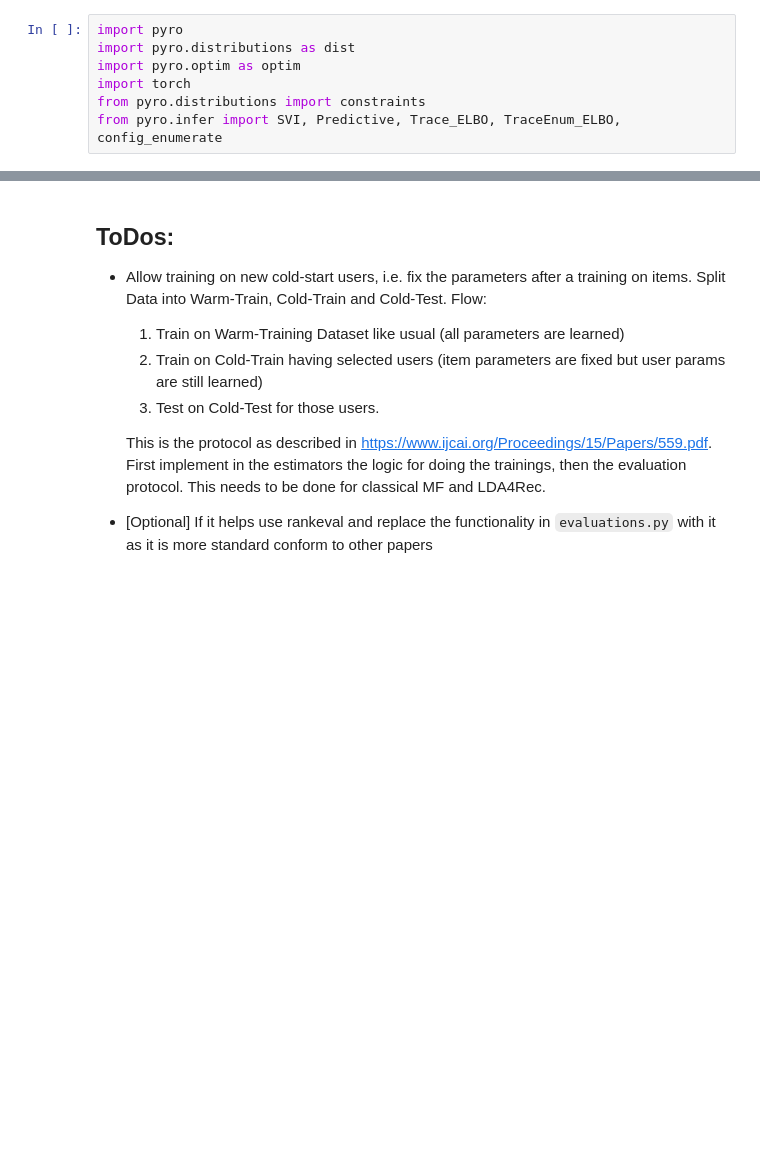
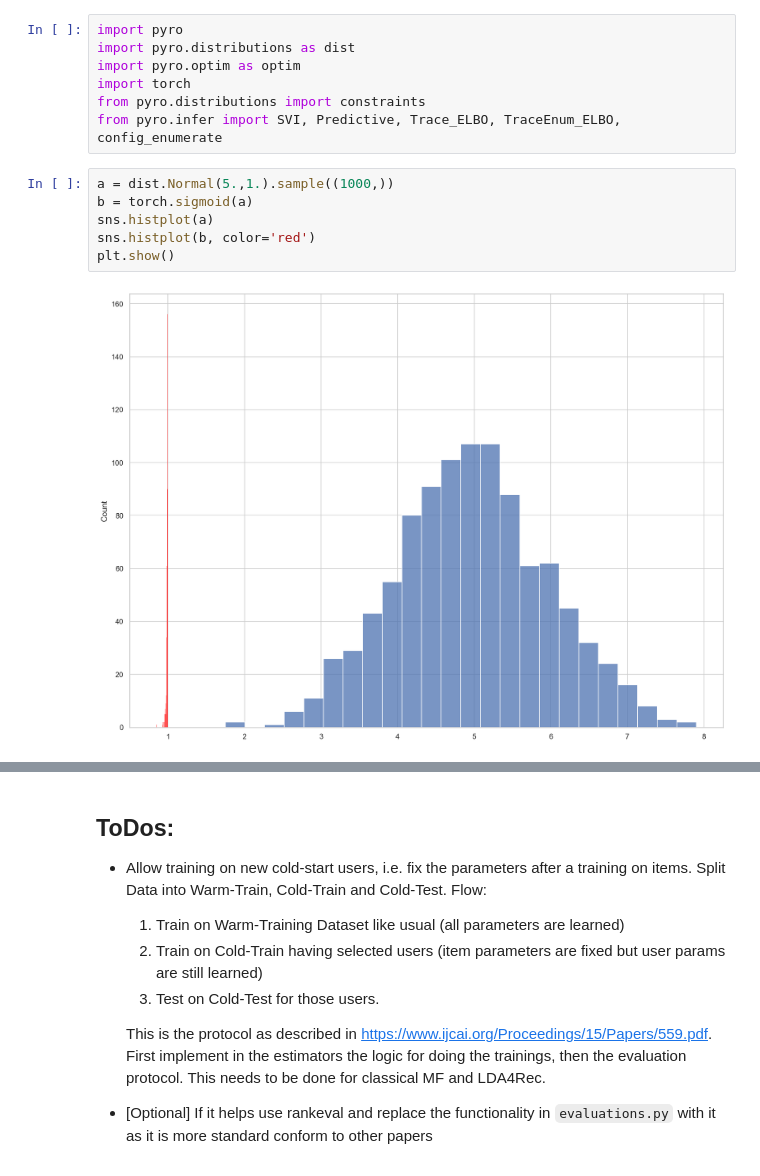
Before and after one commit to FlorianWilhelm/lda4rec, a Jupyter notebook: notebooks/03-experimenting.ipynb, the cells around one changed output, grey strips where cells are left out. Drawn from its saved outputs; the diff is of its cells as text; blank space fills up the shorter version.

```diff
--- a/notebooks/03-experimenting.ipynb
+++ b/notebooks/03-experimenting.ipynb
@@ -45,3 +45,11 @@ import pyro.optim as optim
 import torch
 from pyro.distributions import constraints
 from pyro.infer import SVI, Predictive, Trace_ELBO, TraceEnum_ELBO, config_enumerate
+# %%
+a = dist.Normal(5.,1.).sample((1000,))
+b = torch.sigmoid(a)
+sns.histplot(a)
+sns.histplot(b, color='red')
+plt.show()
+# %% [output]
+[figure, added]
```
Also changed, not shown: parts of 1 cell of this notebook, 3 other files.
